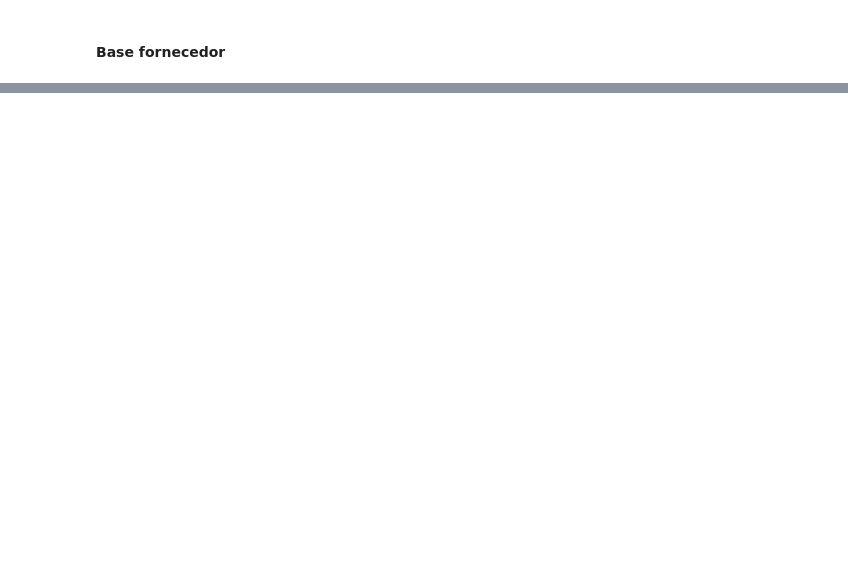
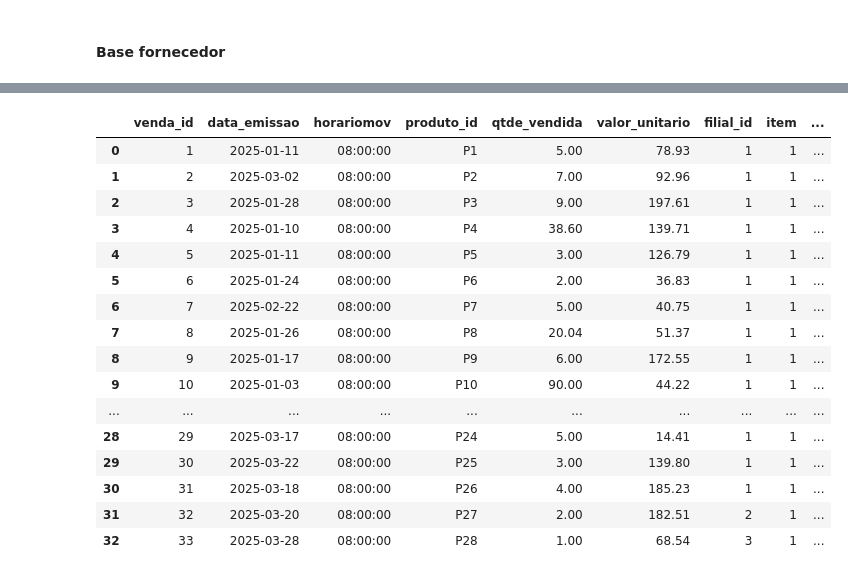
Before and after one commit to jorgevanolimpio/Projeto_controle_de_estoque, a Jupyter notebook: main.ipynb, the cells around one changed output, grey strips where cells are left out. Cells and saved outputs as stored; diff of their text form; code cells hidden in the pictures; blank space fills up the shorter version.

```diff
--- a/main.ipynb
+++ b/main.ipynb
@@ -44,11 +47,11 @@ colunas_texto = ['horariomov', 'produto_id', 'unidade_medida']
 for coluna in colunas_texto:
     venda_df_padronizada[coluna] = venda_df_padronizada[coluna].str.strip()
 
-
 # Alterar tipo de dados para numeric
 colunas_numericas = ['qtde_vendida', 'valor_unitario']
 
 for coluna in colunas_numericas:
     venda_df_padronizada[coluna] = pd.to_numeric(venda_df_padronizada[coluna], errors='coerce')
 
-display(venda_df_padronizada.info())
+# Remover duplicidade
+venda_df_padronizada = venda_df_padronizada.drop_duplicates()
@@ -73,3 +58,37 @@ None
+# %%
+# Validar dados
+
+venda_df_padronizada['erro'] = ''
+
+#
+
+venda_df_padronizada.loc[venda_df_padronizada['data_emissao'].isna(), 'erro'] += 'data_emissao ausente; '
+
+#
+venda_df_padronizada.loc[venda_df_padronizada['produto_id'].isna(), 'erro'] += 'produto_id ausente; '
+
+#
+venda_df_padronizada.loc[venda_df_padronizada['qtde_vendida'].isna() | venda_df_padronizada['qtde_vendida'] < 0, 'erro'] += 'qtde_vendida ausente; '
+
+#
+venda_df_padronizada.loc[venda_df_padronizada['valor_unitario'].isna() | venda_df_padronizada['valor_unitario'] < 0, 'erro'] += 'valor_unitario inválido; '
+# %%
+# Separar dados válidos
+venda_df_valido = venda_df_padronizada[venda_df_padronizada['erro'] == '']
+
+# Dados para revisar
+venda_df_pendente = venda_df_padronizada[venda_df_padronizada['erro'] != '']
+
+# Criar arquivo para revisar
+if not venda_df_pendente.empty:
+    pasta_revisao = "dados_para_revisar"
+
+    os.makedirs(pasta_revisao, exist_ok=True)
+
+    venda_df_pendente.to_excel(
+        os.path.join(pasta_revisao, "vendas_para_revisar.xlsx"),
+        index=False,
+    )
 # %% [markdown]
 #### Base pedido_compra
 # %% [markdown]
@@ -406,0 +538,20 @@ except:
+# %%
+venda_df_valido.iloc[:, :-1]
+# %% [output]
+|  | venda_id | data_emissao | horariomov | produto_id | qtde_vendida | valor_unitario | filial_id | item | ... |
+| 0 | 1 | 2025-01-11 | 08:00:00 | P1 | 5.00 | 78.93 | 1 | 1 | ... |
+| 1 | 2 | 2025-03-02 | 08:00:00 | P2 | 7.00 | 92.96 | 1 | 1 | ... |
+| 2 | 3 | 2025-01-28 | 08:00:00 | P3 | 9.00 | 197.61 | 1 | 1 | ... |
+| 3 | 4 | 2025-01-10 | 08:00:00 | P4 | 38.60 | 139.71 | 1 | 1 | ... |
+| 4 | 5 | 2025-01-11 | 08:00:00 | P5 | 3.00 | 126.79 | 1 | 1 | ... |
+| 5 | 6 | 2025-01-24 | 08:00:00 | P6 | 2.00 | 36.83 | 1 | 1 | ... |
+| 6 | 7 | 2025-02-22 | 08:00:00 | P7 | 5.00 | 40.75 | 1 | 1 | ... |
+| 7 | 8 | 2025-01-26 | 08:00:00 | P8 | 20.04 | 51.37 | 1 | 1 | ... |
+| 8 | 9 | 2025-01-17 | 08:00:00 | P9 | 6.00 | 172.55 | 1 | 1 | ... |
+| 9 | 10 | 2025-01-03 | 08:00:00 | P10 | 90.00 | 44.22 | 1 | 1 | ... |
+| ... | ... | ... | ... | ... | ... | ... | ... | ... | ... |
+| 28 | 29 | 2025-03-17 | 08:00:00 | P24 | 5.00 | 14.41 | 1 | 1 | ... |
+| 29 | 30 | 2025-03-22 | 08:00:00 | P25 | 3.00 | 139.80 | 1 | 1 | ... |
+| 30 | 31 | 2025-03-18 | 08:00:00 | P26 | 4.00 | 185.23 | 1 | 1 | ... |
+| 31 | 32 | 2025-03-20 | 08:00:00 | P27 | 2.00 | 182.51 | 2 | 1 | ... |
+| 32 | 33 | 2025-03-28 | 08:00:00 | P28 | 1.00 | 68.54 | 3 | 1 | ... |
```
Also changed, not shown: parts of 25 cells of this notebook, 5 other files.
